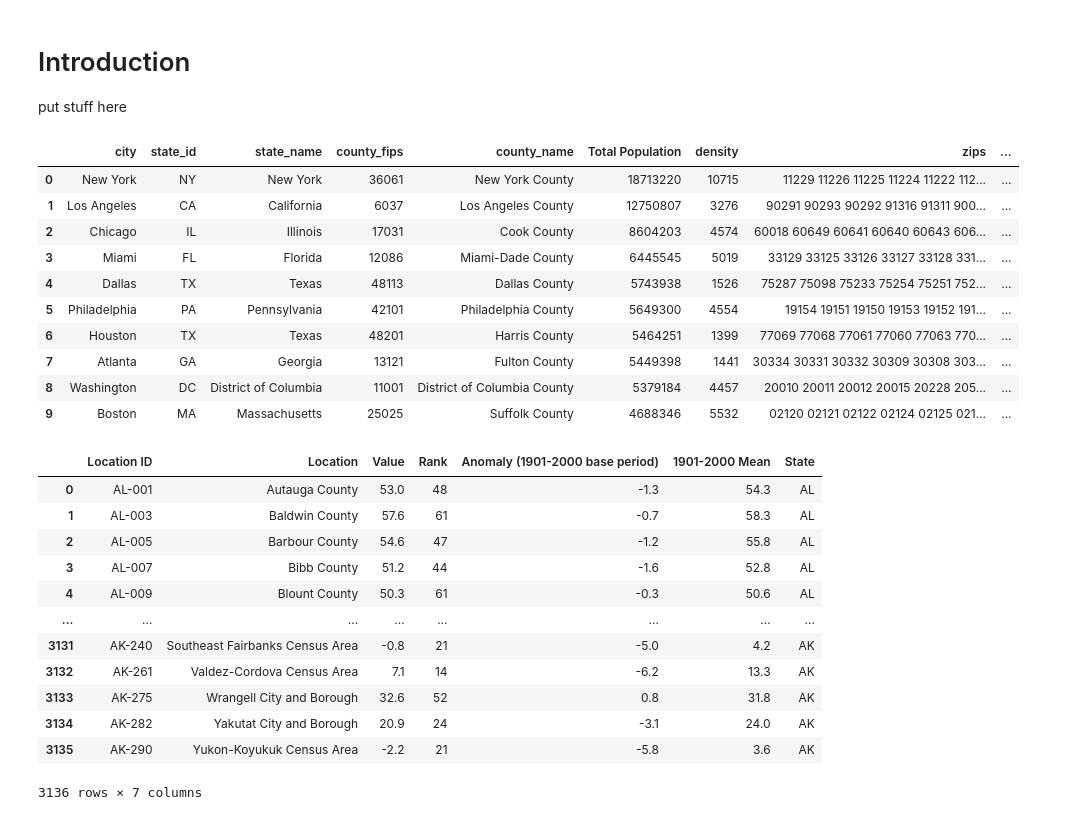
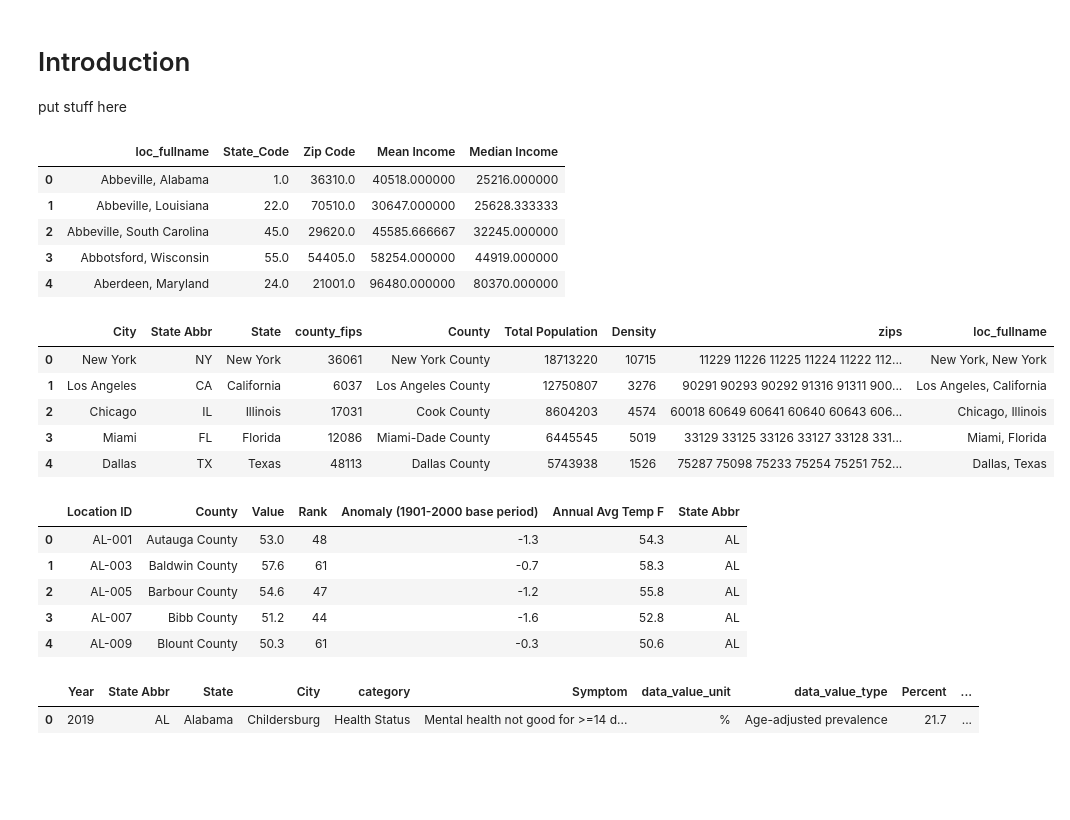
Before and after one commit to Dlp565/Dlp565.github.io, a Jupyter notebook: Final Project.ipynb, the cells around one changed output. Saved outputs shown, nothing was run; the diff lists cells and outputs as text; code cells hidden in the pictures; blank space fills up the shorter version.

```diff
--- a/Final Project.ipynb
+++ b/Final Project.ipynb
@@ -65,66 +67,68 @@ del income_df['AWater']
 
 
 # rename columns
-income_df = income_df.rename(columns = {'Mean':'Mean Income','Median':'Median Income'})
+income_df = income_df.rename(columns = {'Mean':'Mean Income','Median':'Median Income', 'Zip_Code': 'Zip Code'})
 
 # combine duplicate cities
 grouped = income_df.groupby(['loc_fullname'], as_index=False)
 income_df = grouped.agg('mean')
+income_df.head(5)
+# %% [output]
+|  | loc_fullname | State_Code | Zip Code | Mean Income | Median Income |
+| 0 | Abbeville, Alabama | 1.0 | 36310.0 | 40518.000000 | 25216.000000 |
+| 1 | Abbeville, Louisiana | 22.0 | 70510.0 | 30647.000000 | 25628.333333 |
+| 2 | Abbeville, South Carolina | 45.0 | 29620.0 | 45585.666667 | 32245.000000 |
+| 3 | Abbotsford, Wisconsin | 55.0 | 54405.0 | 58254.000000 | 44919.000000 |
+| 4 | Aberdeen, Maryland | 24.0 | 21001.0 | 96480.000000 | 80370.000000 |
 # %%
 # import us cities dataset
 cities_df = pd.read_csv('uscities.csv')
 del cities_df['city_ascii']
 del cities_df['lat']
 del cities_df['lng']
 del cities_df['source']
 del cities_df['military']
 del cities_df['incorporated']
 del cities_df['timezone']
 del cities_df['ranking']
 del cities_df['id']
 
-cities_df = cities_df.rename(columns={'population': 'Total Population'})
-cities_df['loc_fullname'] = cities_df['city'] + ', ' + cities_df['state_name']
-cities_df['county_name'] = cities_df['county_name'] + ' County'
+cities_df = cities_df.rename(columns={'population': 'Total Population', 'city': 'City', 'state_id': 'State Abbr',
+                                     'state_name': 'State', 'county_name': 'County', 'density': 'Density'})
+cities_df['loc_fullname'] = cities_df['City'] + ', ' + cities_df['State']
+cities_df['County'] = cities_df['County'] + ' County'
 
-cities_df.head(10)
+cities_df.head(5)
 # %% [output]
-|  | city | state_id | state_name | county_fips | county_name | Total Population | density | zips | ... |
-| 0 | New York | NY | New York | 36061 | New York County | 18713220 | 10715 | 11229 11226 11225 11224 11222 112... | ... |
-| 1 | Los Angeles | CA | California | 6037 | Los Angeles County | 12750807 | 3276 | 90291 90293 90292 91316 91311 900... | ... |
-| 2 | Chicago | IL | Illinois | 17031 | Cook County | 8604203 | 4574 | 60018 60649 60641 60640 60643 606... | ... |
-| 3 | Miami | FL | Florida | 12086 | Miami-Dade County | 6445545 | 5019 | 33129 33125 33126 33127 33128 331... | ... |
-| 4 | Dallas | TX | Texas | 48113 | Dallas County | 5743938 | 1526 | 75287 75098 75233 75254 75251 752... | ... |
-| 5 | Philadelphia | PA | Pennsylvania | 42101 | Philadelphia County | 5649300 | 4554 | 19154 19151 19150 19153 19152 191... | ... |
-| 6 | Houston | TX | Texas | 48201 | Harris County | 5464251 | 1399 | 77069 77068 77061 77060 77063 770... | ... |
-| 7 | Atlanta | GA | Georgia | 13121 | Fulton County | 5449398 | 1441 | 30334 30331 30332 30309 30308 303... | ... |
-| 8 | Washington | DC | District of Columbia | 11001 | District of Columbia County | 5379184 | 4457 | 20010 20011 20012 20015 20228 205... | ... |
-| 9 | Boston | MA | Massachusetts | 25025 | Suffolk County | 4688346 | 5532 | 02120 02121 02122 02124 02125 021... | ... |
+|  | City | State Abbr | State | county_fips | County | Total Population | Density | zips | loc_fullname |
+| 0 | New York | NY | New York | 36061 | New York County | 18713220 | 10715 | 11229 11226 11225 11224 11222 112... | New York, New York |
+| 1 | Los Angeles | CA | California | 6037 | Los Angeles County | 12750807 | 3276 | 90291 90293 90292 91316 91311 900... | Los Angeles, California |
+| 2 | Chicago | IL | Illinois | 17031 | Cook County | 8604203 | 4574 | 60018 60649 60641 60640 60643 606... | Chicago, Illinois |
+| 3 | Miami | FL | Florida | 12086 | Miami-Dade County | 6445545 | 5019 | 33129 33125 33126 33127 33128 331... | Miami, Florida |
+| 4 | Dallas | TX | Texas | 48113 | Dallas County | 5743938 | 1526 | 75287 75098 75233 75254 75251 752... | Dallas, Texas |
 # %%
 # lets also do temperature by county, import from this dataset
 
 temperature = pd.read_csv('temp_by_county.csv')
-temperature
+
+temperature = temperature.rename(columns={'Location': 'County', '1901-2000 Mean': 'Annual Avg Temp F'})
 
 # this data is formatted pretty weird
 # lets add a state column so we can more reasily merge it back onto our main df
-
-temperature['State'] = temperature['Location ID'].apply(lambda x: x[:2])
-temperature
+temperature['State Abbr'] = temperature['Location ID'].apply(lambda x: x[:2])
+temperature.head(5)
 # %% [output]
-|  | Location ID | Location | Value | Rank | Anomaly (1901-2000 base period) | 1901-2000 Mean | State |
+|  | Location ID | County | Value | Rank | Anomaly (1901-2000 base period) | Annual Avg Temp F | State Abbr |
 | 0 | AL-001 | Autauga County | 53.0 | 48 | -1.3 | 54.3 | AL |
 | 1 | AL-003 | Baldwin County | 57.6 | 61 | -0.7 | 58.3 | AL |
 | 2 | AL-005 | Barbour County | 54.6 | 47 | -1.2 | 55.8 | AL |
 | 3 | AL-007 | Bibb County | 51.2 | 44 | -1.6 | 52.8 | AL |
 | 4 | AL-009 | Blount County | 50.3 | 61 | -0.3 | 50.6 | AL |
-| ... | ... | ... | ... | ... | ... | ... | ... |
-| 3131 | AK-240 | Southeast Fairbanks Census Area | -0.8 | 21 | -5.0 | 4.2 | AK |
-| 3132 | AK-261 | Valdez-Cordova Census Area | 7.1 | 14 | -6.2 | 13.3 | AK |
-| 3133 | AK-275 | Wrangell City and Borough | 32.6 | 52 | 0.8 | 31.8 | AK |
-| 3134 | AK-282 | Yakutat City and Borough | 20.9 | 24 | -3.1 | 24.0 | AK |
-| 3135 | AK-290 | Yukon-Koyukuk Census Area | -2.2 | 21 | -5.8 | 3.6 | AK |
-3136 rows × 7 columns
+# %%
+df.head(1)
+# %% [output]
+|  | Year | State Abbr | State | City | category | Symptom | data_value_unit | data_value_type | Percent | ... |
+| 0 | 2019 | AL | Alabama | Childersburg | Health Status | Mental health not good for >=14 d... | % | Age-adjusted prevalence | 21.7 | ... |
 # %%
 # Create a column that holds: {City}, {State}
 # We will merge using this as the key. Then we will delete this (because we already have columns for state and cities)
```
Also changed, not shown: parts of 11 cells of this notebook.
